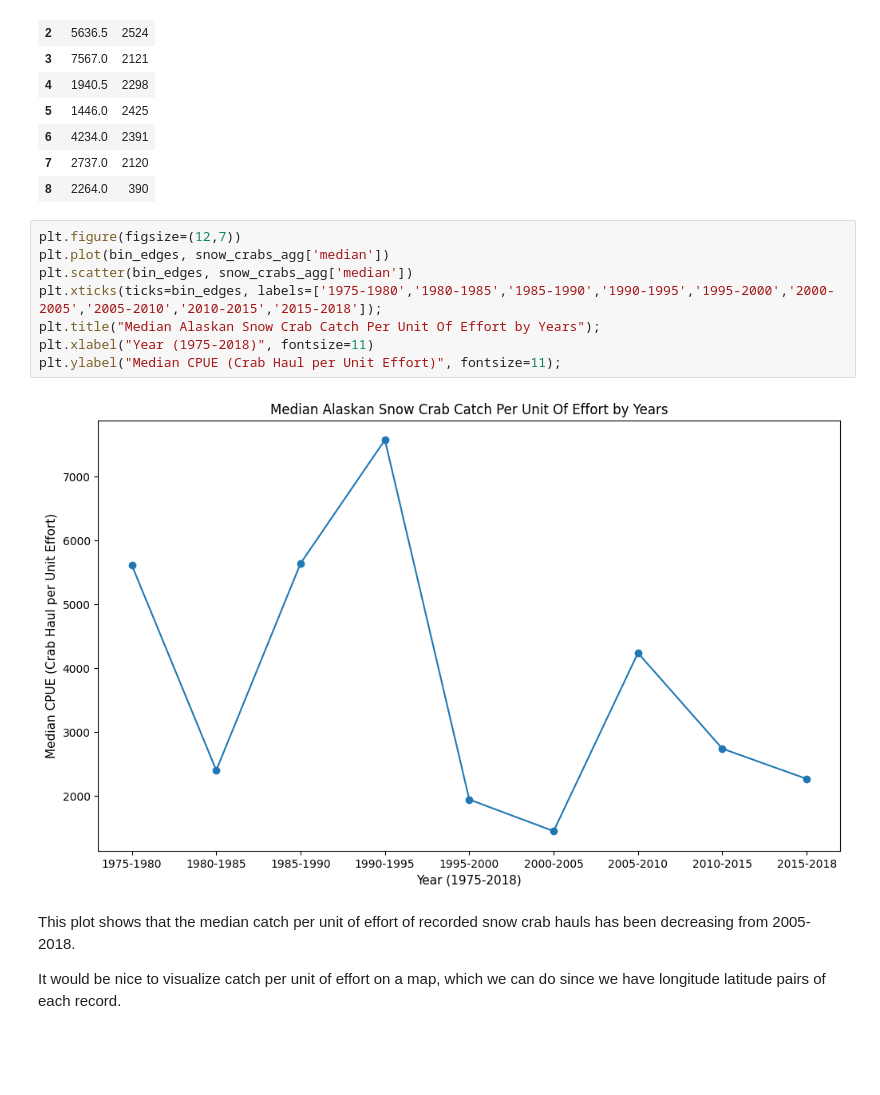
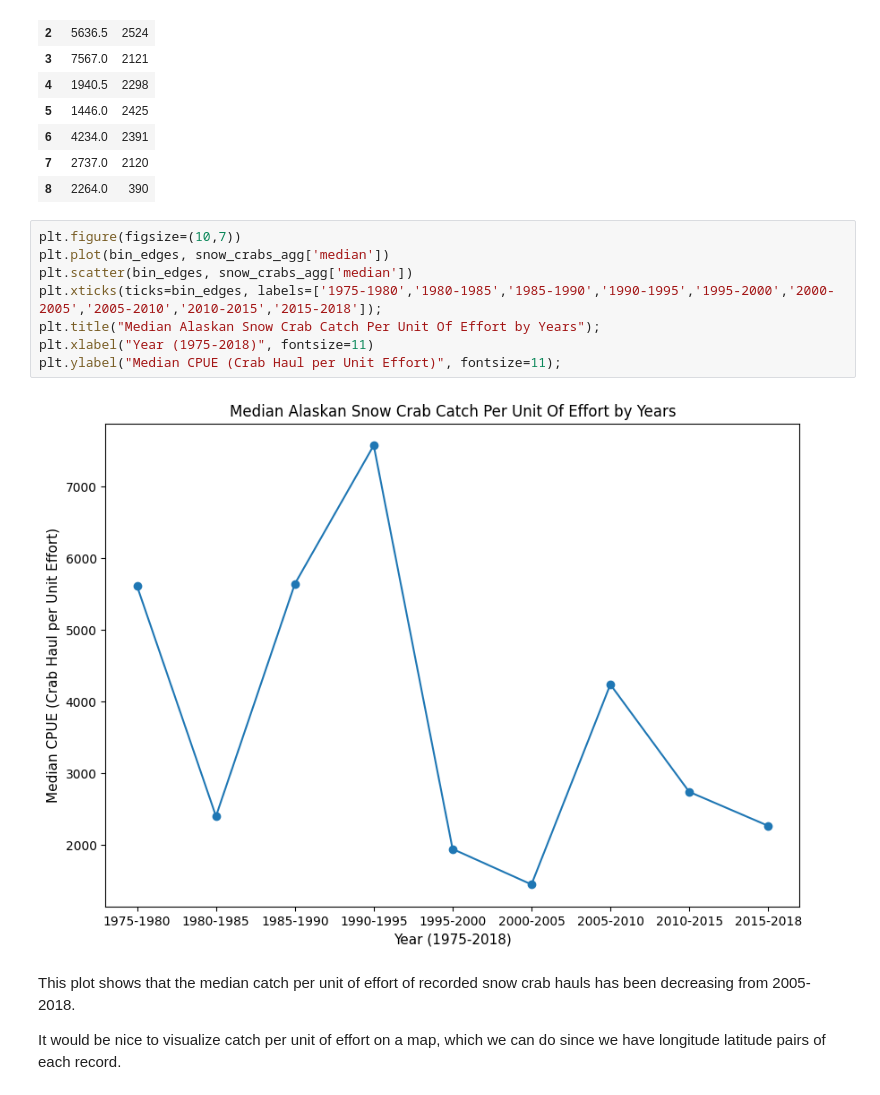
Before and after one commit to DS385Fall22/project-aaron-david-slc, a Jupyter notebook: project.ipynb, the cells around one changed output. Cells and saved outputs as stored; diff of their text form; blank space fills up the shorter version.

```diff
--- a/project.ipynb
+++ b/project.ipynb
@@ -50,15 +52,15 @@ snow_crabs_agg
 | 7 | 2737.0 | 2120 |
 | 8 | 2264.0 | 390 |
 # %%
-plt.figure(figsize=(12,7))
+plt.figure(figsize=(10,7))
 plt.plot(bin_edges, snow_crabs_agg['median'])
 plt.scatter(bin_edges, snow_crabs_agg['median'])
 plt.xticks(ticks=bin_edges, labels=['1975-1980','1980-1985','1985-1990','1990-1995','1995-2000','2000-2005','2005-2010','2010-2015','2015-2018']);
 plt.title("Median Alaskan Snow Crab Catch Per Unit Of Effort by Years");
 plt.xlabel("Year (1975-2018)", fontsize=11)
 plt.ylabel("Median CPUE (Crab Haul per Unit Effort)", fontsize=11);
 # %% [output]
-[figure, old version]
+[figure, new version]
 # %% [markdown]
 This plot shows that the median catch per unit of effort of recorded snow crab hauls has been decreasing from 2005-2018.
 
```
Also changed, not shown: parts of 9 cells of this notebook.
